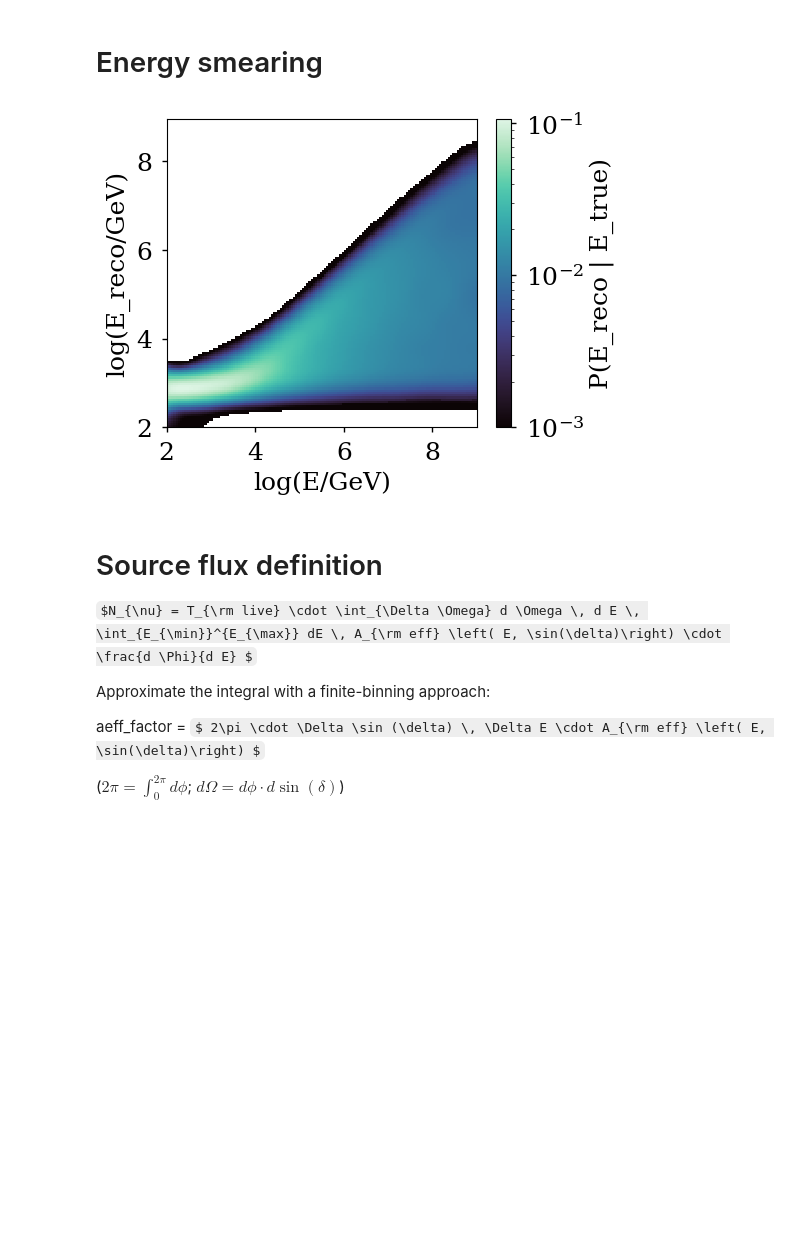
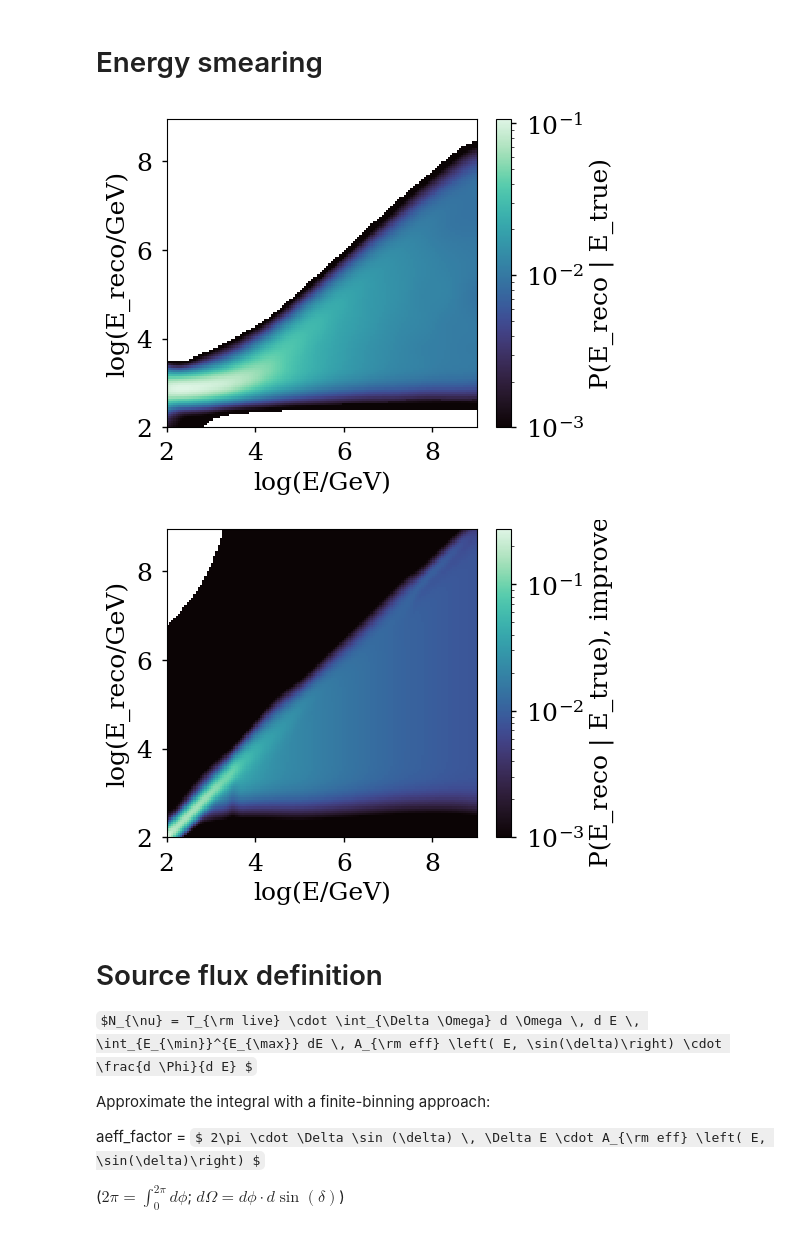
Before and after one commit to PLEnuM-group/Plenum, a Jupyter notebook: notebooks/demo/demo_flux_to_events_diffuse_multi.ipynb, the cells around one changed output. Drawn from its saved outputs; the diff is of its cells as text; code cells hidden in the pictures; some formulas as TeX source; blank space fills up the shorter version.

```diff
--- a/notebooks/demo/demo_flux_to_events_diffuse_multi.ipynb
+++ b/notebooks/demo/demo_flux_to_events_diffuse_multi.ipynb
@@ -160,15 +159,26 @@ cb.set_label("atm. muon-neutrino flux / GeV / cm² / s / sr", fontsize="small")
 # Energy smearing
 # %%
 # energy smearing matrix
+# baseline
 with open(join(LOCALPATH, "energy_smearing_GP_up.pckl"), "rb") as f:
     baseline_eres = pickle.load(f)
 baseline_eres.normalize(axis=1)
 
 plot_mephistogram(baseline_eres, norm=LogNorm(vmin=1E-3))
 cb = plt.gca().collections[0].colorbar
 cb.set_label("P(E_reco | E_true)")
+
+# artificially improved
+with open(join(LOCALPATH, "improved_0.5_artificial_energy_smearing_GP_up.pckl"), "rb") as f:
+    improved_eres = pickle.load(f)
+improved_eres.normalize(axis=1)
+
+plot_mephistogram(improved_eres, norm=LogNorm(vmin=1E-3))
+cb = plt.gca().collections[0].colorbar
+cb.set_label("P(E_reco | E_true), improved")
 # %% [output]
 [figure]
+[figure, added]
 # %% [markdown]
 # Source flux definition
 $N_{\nu} = T_{\rm live} \cdot \int_{\Delta \Omega} d \Omega \, d E \, \int_{E_{\min}}^{E_{\max}} dE \, A_{\rm eff} \left( E, \sin(\delta)\right) \cdot \frac{d \Phi}{d E} $
```
Also changed, not shown: parts of 20 cells of this notebook, 1 other file.
